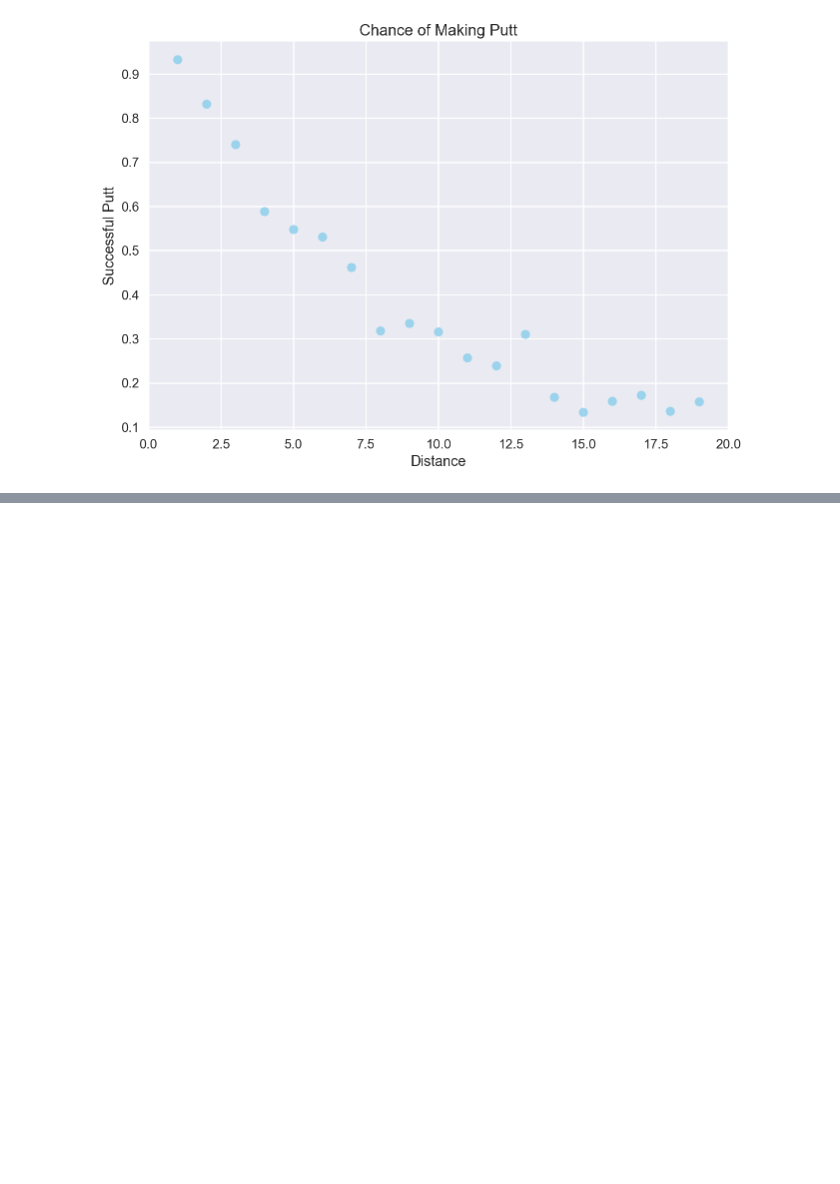
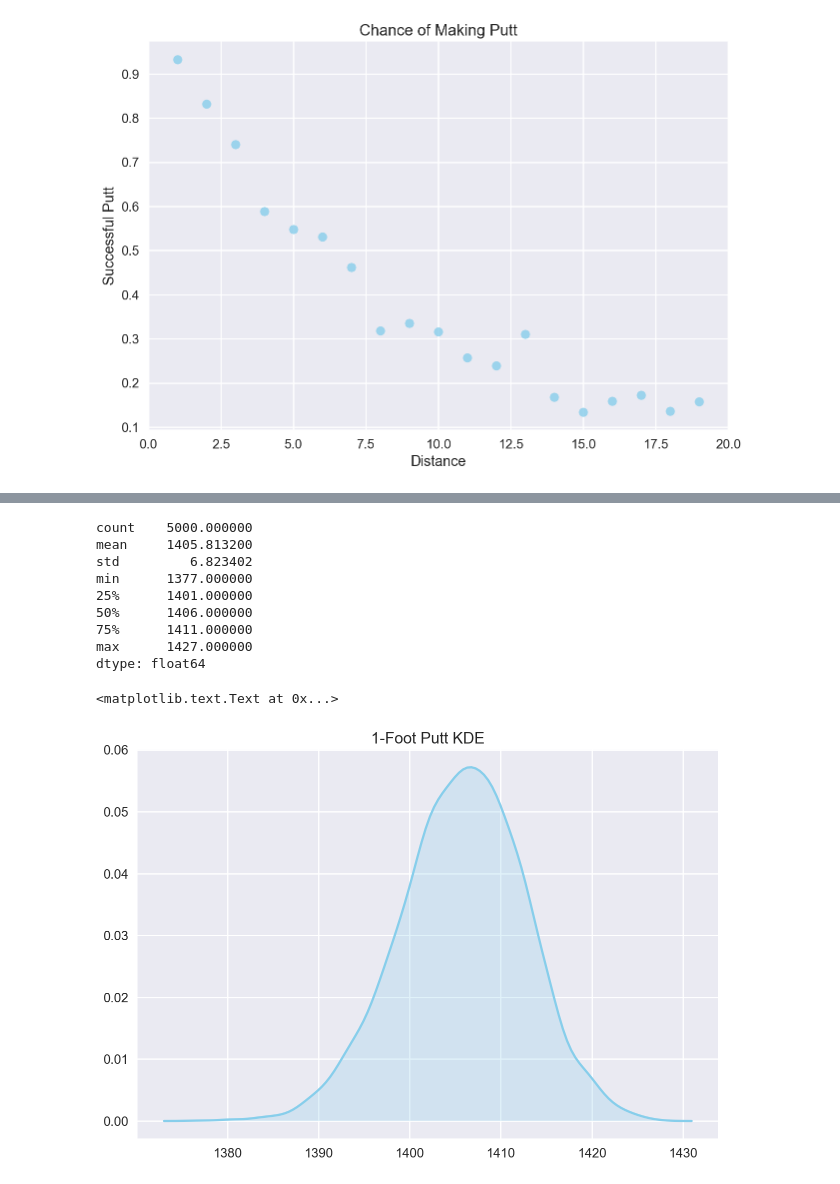
Before and after one commit to zachwill/mcmc, a Jupyter notebook: Golf.ipynb, the cells around one changed output, grey strips where cells are left out. Cells and saved outputs as stored; diff of their text form; code cells hidden in the pictures; blank space fills up the shorter version.

```diff
--- a/Golf.ipynb
+++ b/Golf.ipynb
@@ -122,0 +89,19 @@ pm.diagnostics.gelman_rubin(trace)
+# %%
+ppc = pm.sample_ppc(trace, model=model)
+# %%
+putt = pd.Series(ppc["y"][:, 0])
+print putt.describe()
+sns.kdeplot(ppc["y"][:, 0], shade=True)
+plt.title("1-Foot Putt KDE")
+# %% [output]
+count    5000.000000
+mean     1405.813200
+std         6.823402
+min      1377.000000
+25%      1401.000000
+50%      1406.000000
+75%      1411.000000
+max      1427.000000
+dtype: float64
+<matplotlib.text.Text at 0x...>
+[figure, added]
```
Also changed, not shown: parts of 6 cells of this notebook.
